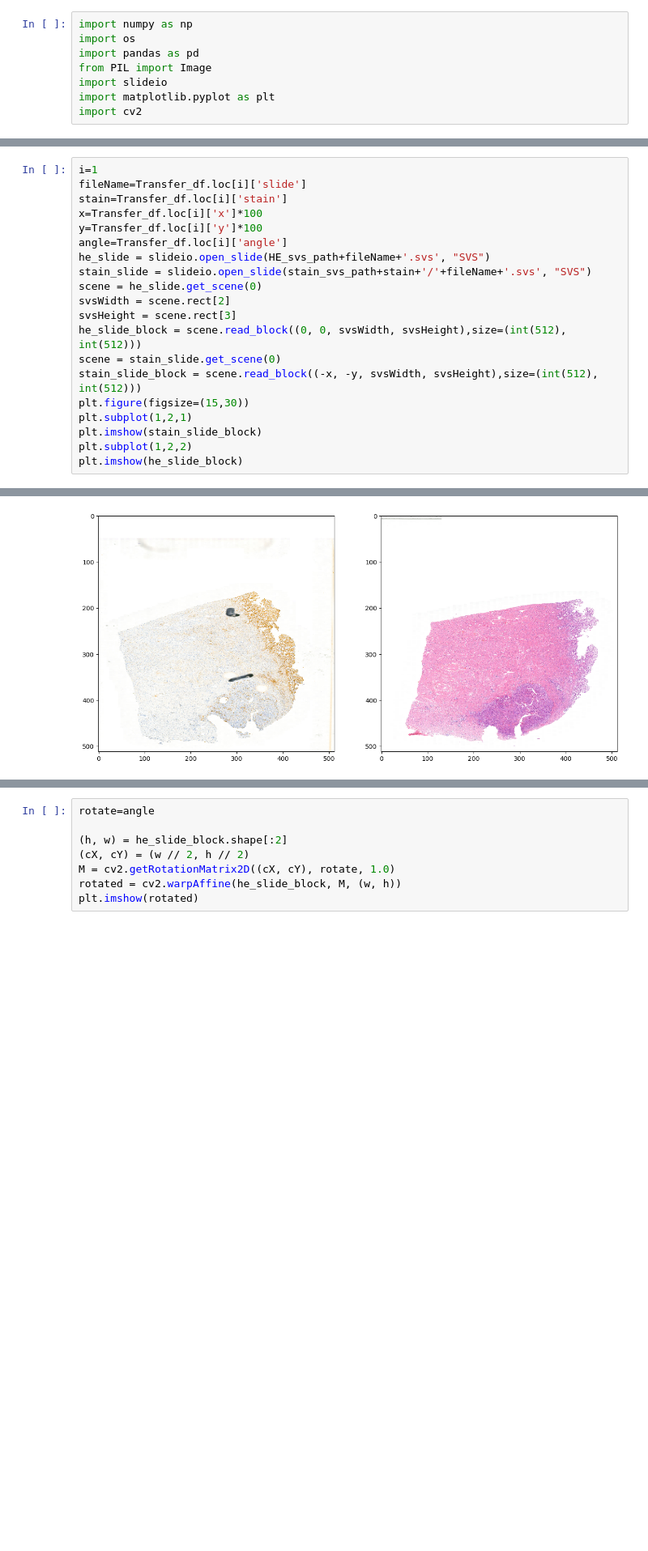
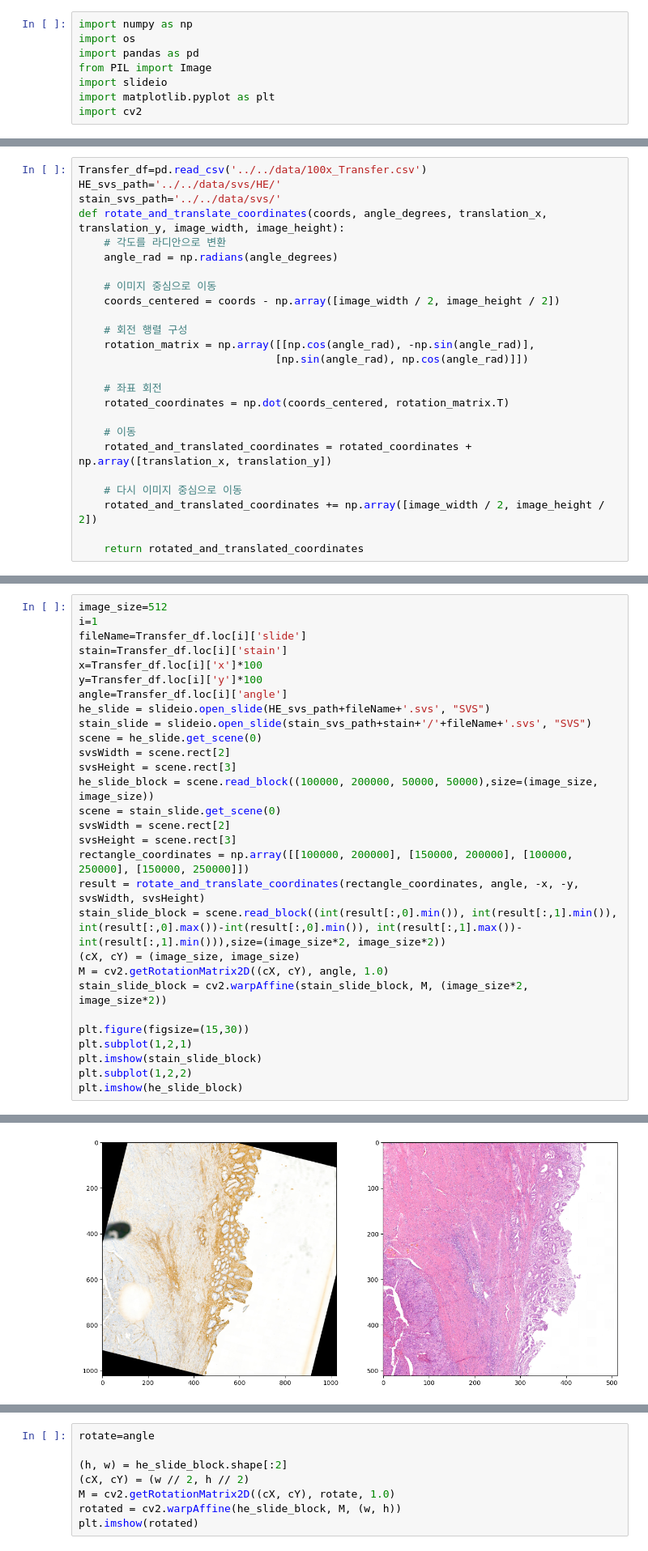
Before and after one commit to Leeyoungsup/virtual_stain, a Jupyter notebook: Transformations_patch.ipynb, the cells around one changed output, grey strips where cells are left out. Shown at 81% size. Cells and saved outputs as stored; diff of their text form; blank space fills up the shorter version.

```diff
--- a/Transformations_patch.ipynb
+++ b/Transformations_patch.ipynb
@@ -31,0 +9,25 @@ Transfer_df
+# %%
+Transfer_df=pd.read_csv('../../data/100x_Transfer.csv')
+HE_svs_path='../../data/svs/HE/'
+stain_svs_path='../../data/svs/'
+def rotate_and_translate_coordinates(coords, angle_degrees, translation_x, translation_y, image_width, image_height):
+    # 각도를 라디안으로 변환
+    angle_rad = np.radians(angle_degrees)
+
+    # 이미지 중심으로 이동
+    coords_centered = coords - np.array([image_width / 2, image_height / 2])
+
+    # 회전 행렬 구성
+    rotation_matrix = np.array([[np.cos(angle_rad), -np.sin(angle_rad)],
+                               [np.sin(angle_rad), np.cos(angle_rad)]])
+
+    # 좌표 회전
+    rotated_coordinates = np.dot(coords_centered, rotation_matrix.T)
+
+    # 이동
+    rotated_and_translated_coordinates = rotated_coordinates + np.array([translation_x, translation_y])
+
+    # 다시 이미지 중심으로 이동
+    rotated_and_translated_coordinates += np.array([image_width / 2, image_height / 2])
+
+    return rotated_and_translated_coordinates
@@ -32,31 +46,40 @@ Transfer_df
 # %%
+image_size=512
 i=1
 fileName=Transfer_df.loc[i]['slide']
 stain=Transfer_df.loc[i]['stain']
 x=Transfer_df.loc[i]['x']*100
 y=Transfer_df.loc[i]['y']*100
 angle=Transfer_df.loc[i]['angle']
 he_slide = slideio.open_slide(HE_svs_path+fileName+'.svs', "SVS")
 stain_slide = slideio.open_slide(stain_svs_path+stain+'/'+fileName+'.svs', "SVS")
 scene = he_slide.get_scene(0)
 svsWidth = scene.rect[2]
 svsHeight = scene.rect[3]
-he_slide_block = scene.read_block((0, 0, svsWidth, svsHeight),size=(int(512), int(512)))
+he_slide_block = scene.read_block((100000, 200000, 50000, 50000),size=(image_size, image_size))
 scene = stain_slide.get_scene(0)
-stain_slide_block = scene.read_block((-x, -y, svsWidth, svsHeight),size=(int(512), int(512)))
+svsWidth = scene.rect[2]
+svsHeight = scene.rect[3]
+rectangle_coordinates = np.array([[100000, 200000], [150000, 200000], [100000, 250000], [150000, 250000]])
+result = rotate_and_translate_coordinates(rectangle_coordinates, angle, -x, -y, svsWidth, svsHeight)
+stain_slide_block = scene.read_block((int(result[:,0].min()), int(result[:,1].min()), int(result[:,0].max())-int(result[:,0].min()), int(result[:,1].max())-int(result[:,1].min())),size=(image_size*2, image_size*2))
+(cX, cY) = (image_size, image_size)
+M = cv2.getRotationMatrix2D((cX, cY), angle, 1.0)
+stain_slide_block = cv2.warpAffine(stain_slide_block, M, (image_size*2, image_size*2))
+
 plt.figure(figsize=(15,30))
 plt.subplot(1,2,1)
 plt.imshow(stain_slide_block)
 plt.subplot(1,2,2)
 plt.imshow(he_slide_block)
 # %% [output]
 JPEGFixupTagsSubsamplingSec: Warning, Auto-corrected former TIFF subsampling values [2,2] to match subsampling values inside JPEG compressed data [2,1].
 JPEGFixupTagsSubsamplingSec: Warning, Auto-corrected former TIFF subsampling values [2,2] to match subsampling values inside JPEG compressed data [2,1].
 JPEGFixupTagsSubsamplingSec: Warning, Auto-corrected former TIFF subsampling values [2,2] to match subsampling values inside JPEG compressed data [2,1].
 JPEGFixupTagsSubsamplingSec: Warning, Auto-corrected former TIFF subsampling values [2,2] to match subsampling values inside JPEG compressed data [2,1].
 JPEGFixupTagsSubsamplingSec: Warning, Auto-corrected former TIFF subsampling values [2,2] to match subsampling values inside JPEG compressed data [2,1].
 JPEGFixupTagsSubsamplingSec: Warning, Auto-corrected former TIFF subsampling values [2,2] to match subsampling values inside JPEG compressed data [2,1].
 JPEGFixupTagsSubsamplingSec: Warning, Auto-corrected former TIFF subsampling values [2,2] to match subsampling values inside JPEG compressed data [2,1].
 JPEGFixupTagsSubsamplingSec: Warning, Auto-corrected former TIFF subsampling values [2,2] to match subsampling values inside JPEG compressed data [2,1].
 <matplotlib.image.AxesImage at 0x...>
-[figure, old version]
+[figure, new version]
```
Also changed, not shown: parts of 6 cells of this notebook.
